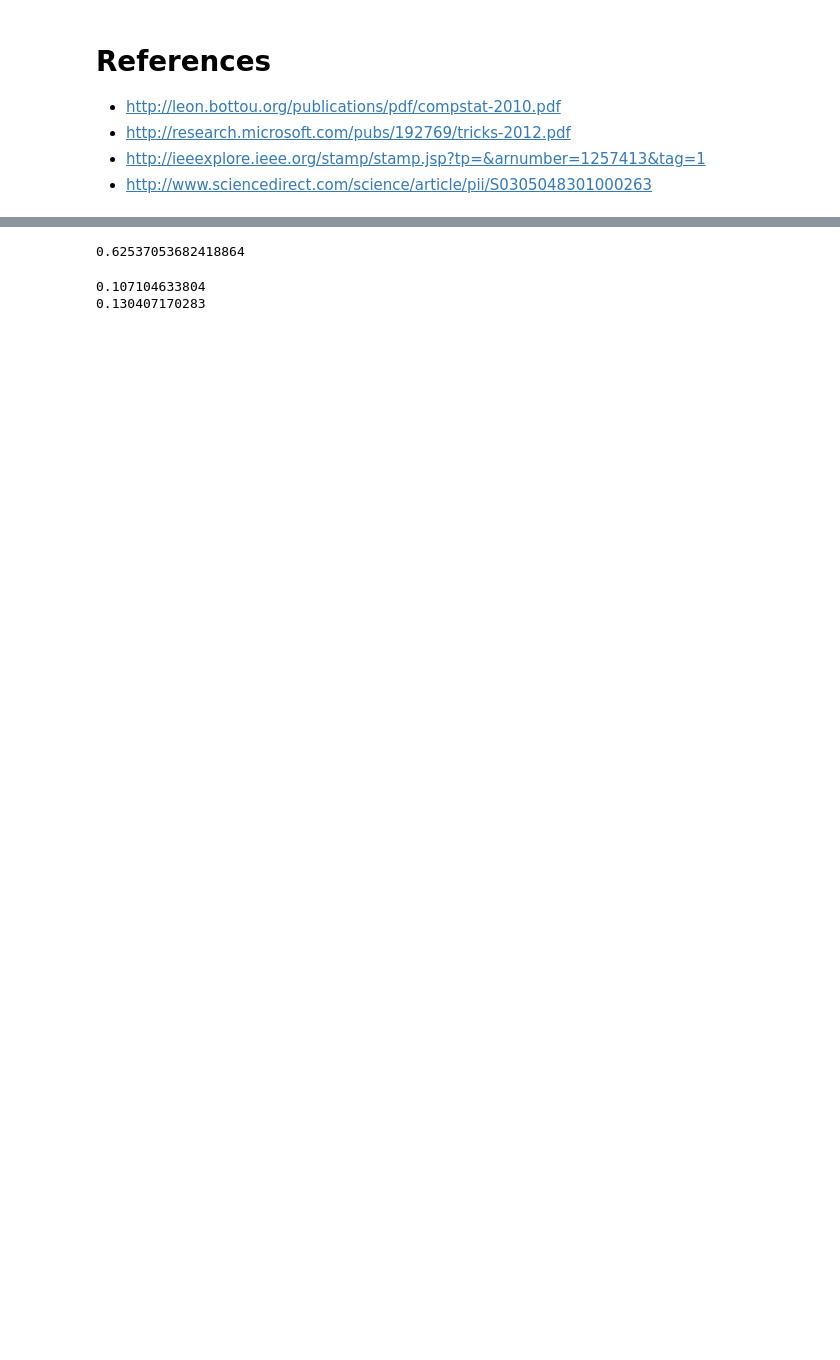
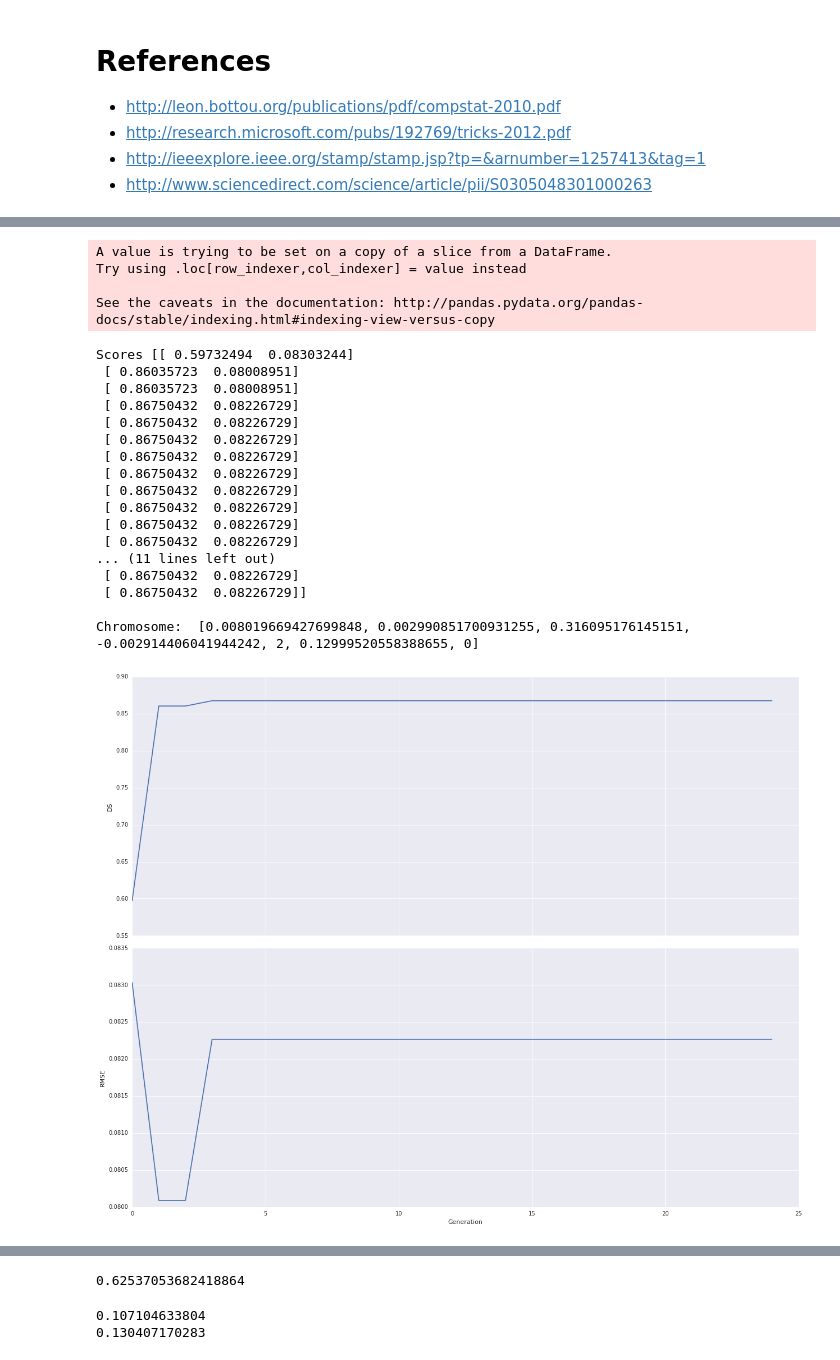
Before and after one commit to Lucsanszky/btc-price-prediction, a Jupyter notebook: data-analysis/support-vector-regression.ipynb, the cells around one changed output, grey strips where cells are left out. Cells and saved outputs as stored; diff of their text form; code cells hidden in the pictures; blank space fills up the shorter version.

```diff
--- a/data-analysis/support-vector-regression.ipynb
+++ b/data-analysis/support-vector-regression.ipynb
@@ -55,10 +69,7 @@ sns.set()
 # %%
 def directional_symmetry(act, pred):
-    act_ticks = list(map(lambda t: 1 if t[1] - t[0] >= 0 else 0, zip(y_test.values, y_test.values[1:])))
+    act_ticks = list(map(lambda t: 1 if t[1] - t[0] >= 0 else 0, zip(act.values, act.values[1:])))
     pred_ticks = list(map(lambda t: 1 if t[1] - t[0] >= 0 else 0, zip(pred, pred[1:])))
     d = list(map(lambda t: t[0] == t[1], zip(act_ticks, pred_ticks)))
 
     return np.sum(d) / len(act_ticks)
-# %%
-path = '../btc-data/BTC_LOB_features_10s.csv'
-data = pd.read_csv(path, index_col = 0, parse_dates = True)
@@ -67,2 +75,0 @@ data
-# %%
-data = data.reindex(pd.date_range(start = data.index[0], end = data.index[-1], freq='10s'))
@@ -69,9 +190,23 @@ data = data.reindex(pd.date_range(start = data.index[0], end = data.index[-1], f
 # %%
-X, y = data, data['mid price'].copy()
+def evaluate(data, features):
+    X, y = data[features], data['DELTAP'].copy()
 
-for df in X.columns.tolist():
-    X[df] = preproc.StandardScaler().fit(X[df].reshape(-1,1)).transform(X[df].reshape(-1,1))
+    for df in X.columns.tolist():
+        X[df] = preproc.StandardScaler().fit(X[df].reshape(-1,1)).transform(X[df].reshape(-1,1))
 
-train_dates = X.index[:int(0.7*len(X))]
-valid_dates = X.index[int(0.7*len(X)):int(0.85*len(X))]
-test_dates = X.index[int(0.85*len(X)):]
+    train_dates = X.index[:int(0.7*len(X))]
+    valid_dates = X.index[int(0.7*len(X)):int(0.85*len(X))]
+    test_dates = X.index[int(0.85*len(X)):]
+
+    X_train = X[train_dates[0]:train_dates[-1]]
+    y_train = y[train_dates[0]:train_dates[-1]]
+
+    X_valid = X[valid_dates[0]:valid_dates[-1]]
+    y_valid = y[valid_dates[0]:valid_dates[-1]]
+
+    dataset = X_train, X_valid, y_train, y_valid
+
+    feature_selection(25, 12, dataset)
+
+    X_test = X[test_dates[0]:test_dates[-1]]
+    y_test = y[test_dates[0]:test_dates[-1]]
@@ -222,0 +213,31 @@ Chromosome:  [0.002, 0.0759965388605597]
+# %%
+features = ['B-ASPREAD', 'K360', 'K180',
+            'MOM60', 'ROC60', 'LWR360',
+            'LWR180', 'ADOSC360', 'ADOSC180',
+            'DISP360', 'DISP180', 'DISP60',
+            'OSCP60-180', 'RSI60']
+
+evaluate(datas[0].copy(), features)
+# %% [output]
+A value is trying to be set on a copy of a slice from a DataFrame.
+Try using .loc[row_indexer,col_indexer] = value instead
+
+See the caveats in the documentation: http://pandas.pydata.org/pandas-docs/stable/indexing.html#indexing-view-versus-copy
+Scores [[ 0.59732494  0.08303244]
+ [ 0.86035723  0.08008951]
+ [ 0.86035723  0.08008951]
+ [ 0.86750432  0.08226729]
+ [ 0.86750432  0.08226729]
+ [ 0.86750432  0.08226729]
+ [ 0.86750432  0.08226729]
+ [ 0.86750432  0.08226729]
+ [ 0.86750432  0.08226729]
+ [ 0.86750432  0.08226729]
+ [ 0.86750432  0.08226729]
+ [ 0.86750432  0.08226729]
+... (11 lines left out)
+ [ 0.86750432  0.08226729]
+ [ 0.86750432  0.08226729]]
+
+Chromosome:  [0.008019669427699848, 0.002990851700931255, 0.316095176145151, -0.002914406041944242, 2, 0.12999520558388655, 0]
+[figure, added]
```
Also changed, not shown: parts of 15 cells of this notebook, 2 other files.
